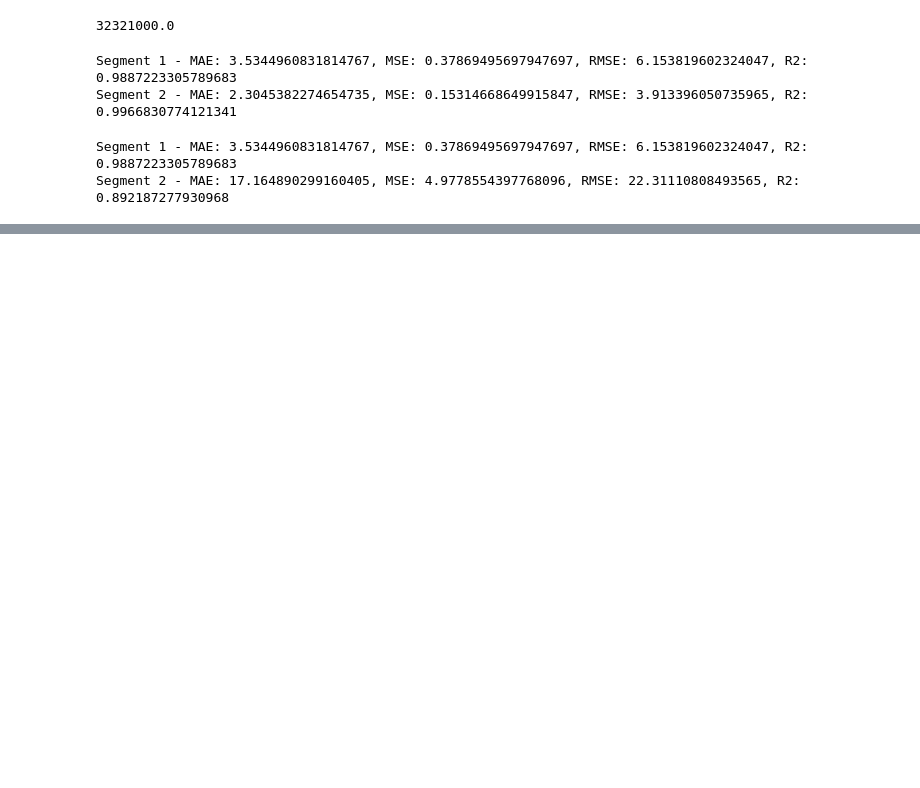
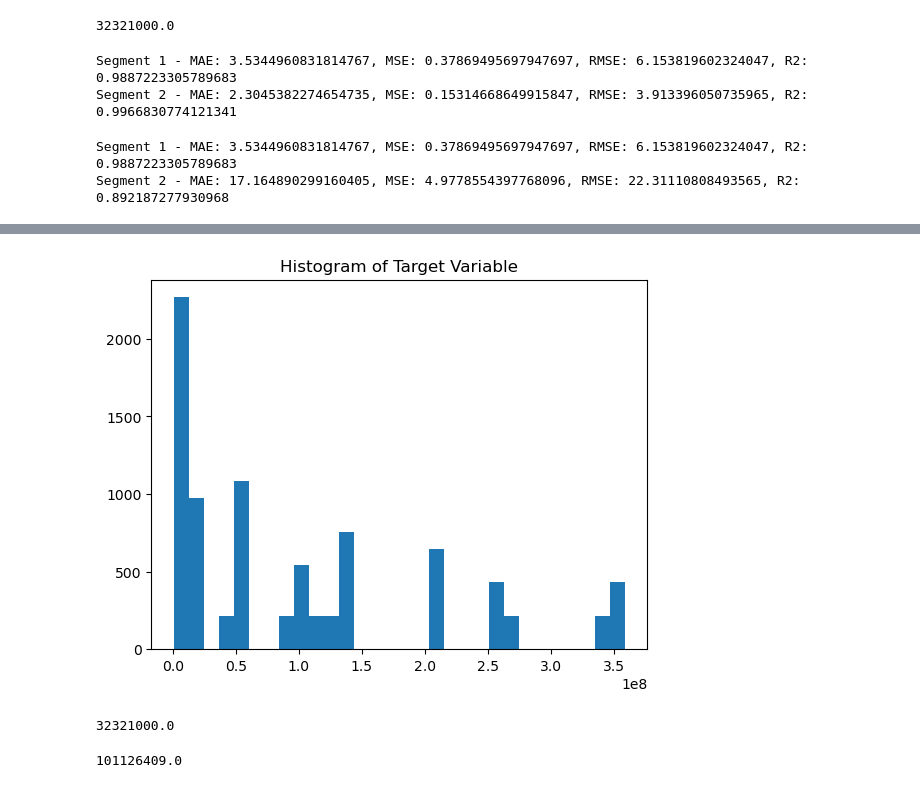
Before and after one commit to NehaNooka/Climate-Change-and-Crop-Yield-Prediction, a Jupyter notebook: Model Optimization.ipynb, the cells around one changed output, grey strips where cells are left out. Cells and saved outputs as stored; diff of their text form; code cells hidden in the pictures; blank space fills up the shorter version.

```diff
--- a/Model Optimization.ipynb
+++ b/Model Optimization.ipynb
@@ -550,0 +549,2 @@ Segment 2 - MAE: 17.164890299160405, MSE: 4.9778554397768096, RMSE: 22.311108084
+# %%
+data_a_2019 = filtered_df[filtered_df["Year"] >= 2019]
@@ -550,0 +558,17 @@ Segment 2 - MAE: 17.164890299160405, MSE: 4.9778554397768096, RMSE: 22.311108084
+# %%
+import matplotlib.pyplot as plt
+plt.hist(data_a_2019['Production_t'], bins=30)
+plt.title('Histogram of Target Variable')
+plt.show()
+# %% [output]
+[figure, added]
+# %%
+thr_b_2019 = find_change_point_threshold(data_b_2019)
+thr_b_2019
+# %% [output]
+32321000.0
+# %%
+thr_a_2019 = find_change_point_threshold(data_a_2019)
+thr_a_2019
+# %% [output]
+101126409.0
```
Also changed, not shown: parts of 15 cells of this notebook.
